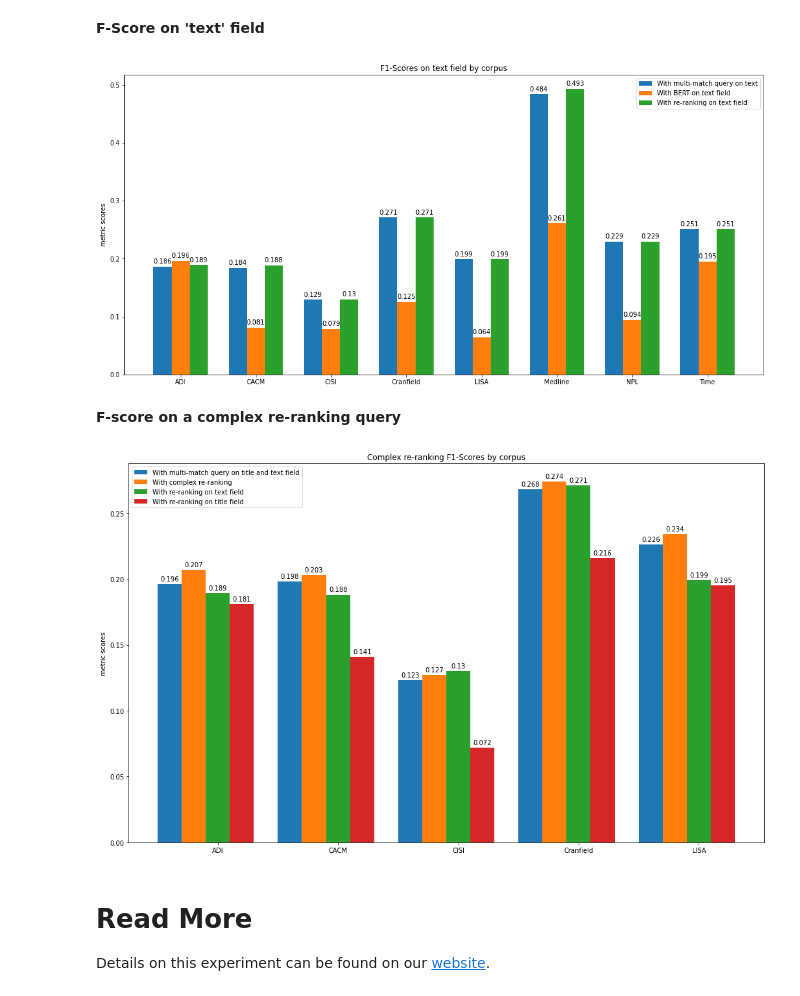
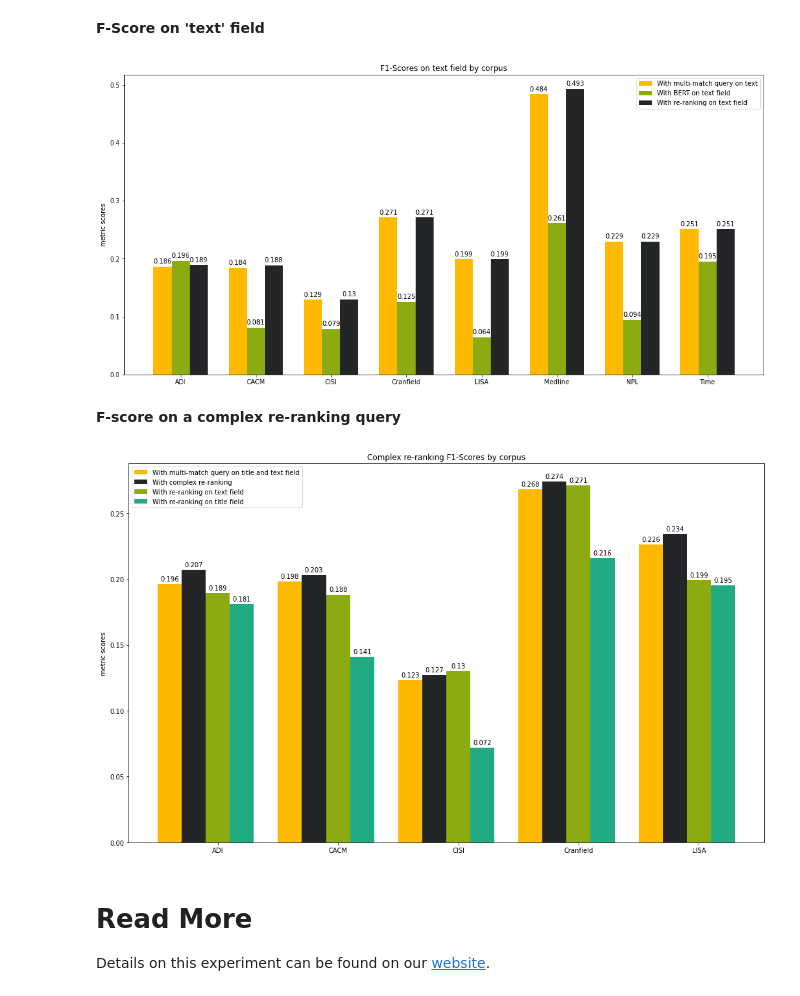
Before and after one commit to pragmalingu/experiments, a Jupyter notebook: 02_Embeddings/Experiment/Second_Experiment_BERT_Embeddings.ipynb, the cells around one changed output. Drawn from its saved outputs; the diff is of its cells as text; code cells hidden in the pictures.

```diff
--- a/02_Embeddings/Experiment/Second_Experiment_BERT_Embeddings.ipynb
+++ b/02_Embeddings/Experiment/Second_Experiment_BERT_Embeddings.ipynb
@@ -3803,10 +3809,13 @@ x = np.arange(len(labels))*2.5  # the label locations
 
 width = 0.6  # the width of the bars
 
+# orange, green, turquoise, black, red, yellow, white
+pragma_colors =  ['#ffb900', '#8cab13', '#22ab82', '#242526', '#cc0000',  '#ffcc00', '#ffffff']
+
 fig, ax = plt.subplots()
-rects1 = ax.bar(x - width, match_metrics_fscore_text , width, label='With multi-match query on text')
-rects2 = ax.bar(x , bert_text_metrics_fscore, width, label='With BERT on text field')
-rects3 = ax.bar(x + width,rerank_bert_text_metrics_fscore, width, label='With re-ranking on text field')
+rects1 = ax.bar(x - width, match_metrics_fscore_text , width, label='With multi-match query on text', color=pragma_colors[0])
+rects2 = ax.bar(x , bert_text_metrics_fscore, width, label='With BERT on text field', color=pragma_colors[1])
+rects3 = ax.bar(x + width,rerank_bert_text_metrics_fscore, width, label='With re-ranking on text field', color=pragma_colors[3])
 
 # Add some text for labels, title and custom x-axis tick labels, etc.
 ax.set_ylabel('metric scores')
@@ -3837,7 +3846,7 @@ fig.set_figheight(8)
 
 plt.show()
 # %% [output]
-[figure, old version]
+[figure, new version]
 # %% [markdown]
 **F-score on a complex re-ranking query**
 # %%
@@ -3885,43 +3894,46 @@ x = np.arange(len(labels))*2.5  # the label locations
 
 width = 0.5  # the width of the bars
 
+# orange, green, turquoise, black, red, yellow, white
+pragma_colors =  ['#ffb900', '#8cab13', '#22ab82', '#242526', '#cc0000',  '#ffcc00', '#ffffff']
+
 fig, ax = plt.subplots()
-rects1 = ax.bar(x - 2*width, match_metrics_fscore_text_title , width, label='With multi-match query on title and text field')
-rects2 = ax.bar(x - width, complex_rerank_bert_metrics_fscore , width, label='With complex re-ranking')
-rects3 = ax.bar(x, rerank_bert_text_metrics_fscore, width, label='With re-ranking on text field')
-rects4 = ax.bar(x + width, rerank_bert_title_metrics_fscore, width, label='With re-ranking on title field')
+rects1 = ax.bar(x - 2*width, match_metrics_fscore_text_title , width, label='With multi-match query on title and text field', color=pragma_colors[0])
+rects2 = ax.bar(x - width, complex_rerank_bert_metrics_fscore , width, label='With complex re-ranking', color=pragma_colors[3])
+rects3 = ax.bar(x, rerank_bert_text_metrics_fscore, width, label='With re-ranking on text field', color=pragma_colors[1])
+rects4 = ax.bar(x + width, rerank_bert_title_metrics_fscore, width, label='With re-ranking on title field', color=pragma_colors[2])
 
 # Add some text for labels, title and custom x-axis tick labels, etc.
 ax.set_ylabel('metric scores')
 ax.set_title('Complex re-ranking F1-Scores by corpus')
 ax.set_xticks(x)
 ax.set_xticklabels(labels)
 ax.legend()
 
 
 def autolabel(rects):
     """Attach a text label above each bar in *rects*, displaying its height."""
     for rect in rects:
         height = rect.get_height()
         ax.annotate('{}'.format(height),
                     xy=(rect.get_x() + rect.get_width() / 2, height),
                     xytext=(0, 3),  # 3 points vertical offset
                     textcoords="offset points",
                     ha='center', va='bottom')
 
 
 autolabel(rects1)
 autolabel(rects2)
 autolabel(rects3)
 autolabel(rects4)
 
 fig.tight_layout()
 fig.set_figwidth(16)
 fig.set_figheight(10)
 
 plt.show()
 # %% [output]
-[figure, old version]
+[figure, new version]
 # %% [markdown]
 # Read More
 Details on this experiment can be found on our [website](https://pragmalingu.de/docs/experiments/experiment2).
```
Also changed, not shown: parts of 26 cells of this notebook.
